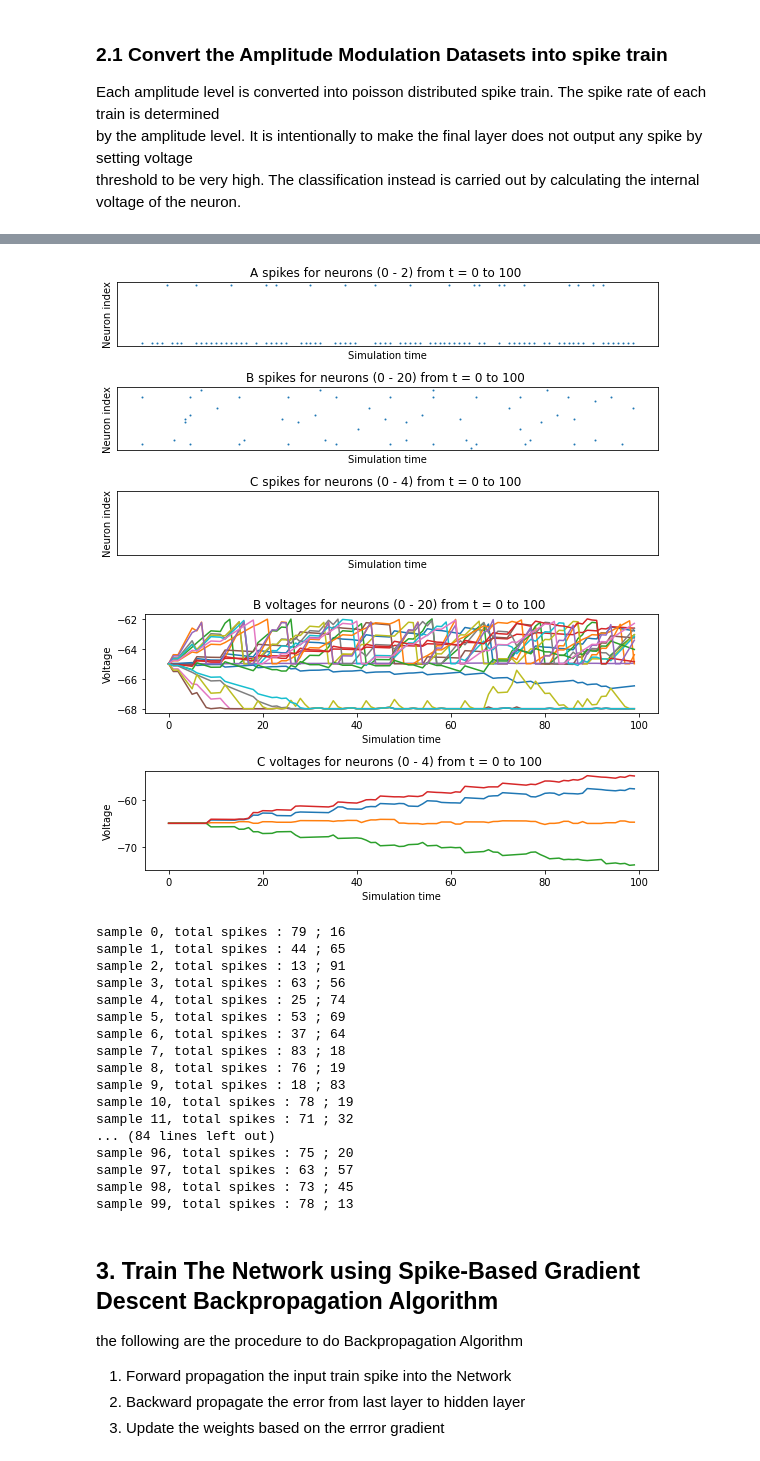
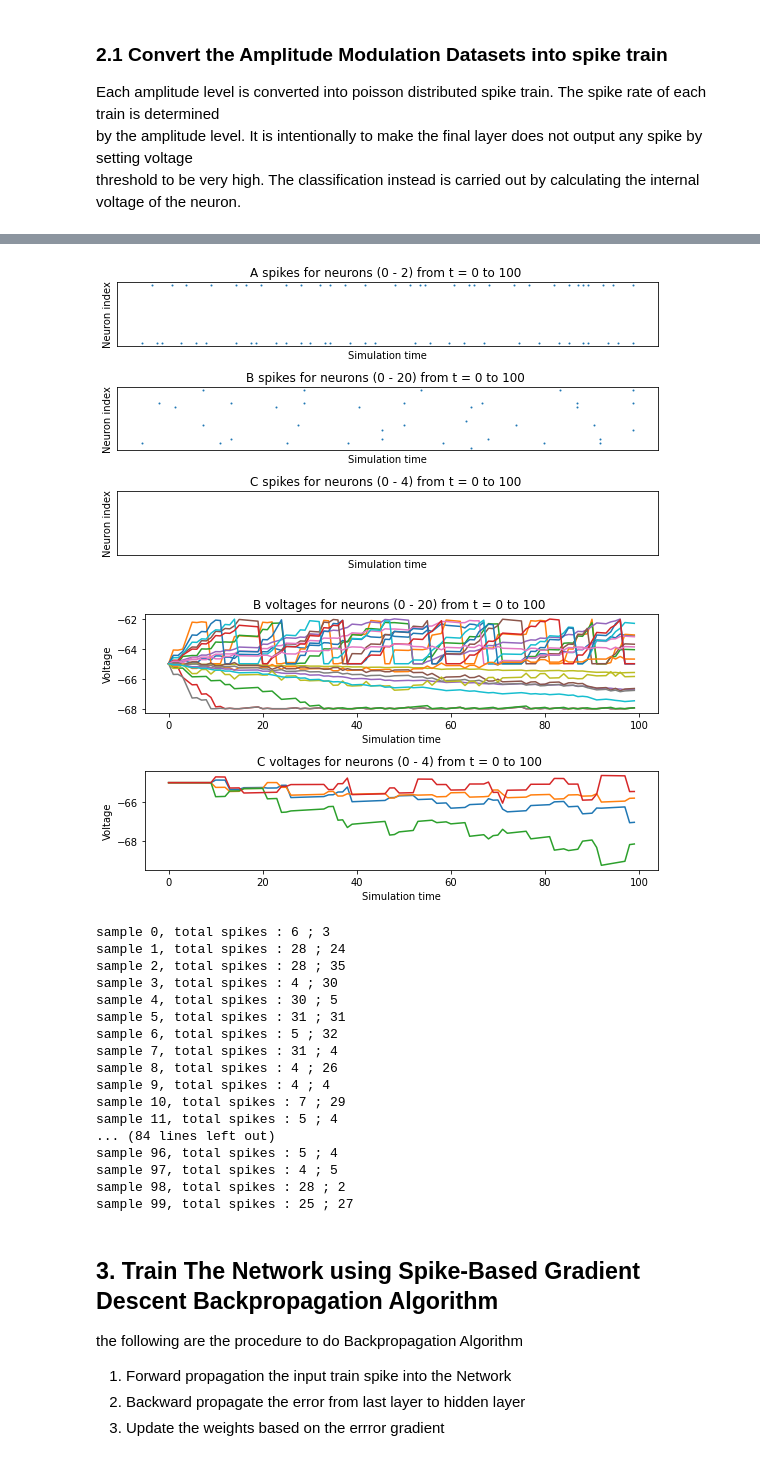
Before and after one commit to aravsi77/spiking_neural_network_thesis, a Jupyter notebook: modulation_class_snn_enabling_sbp.ipynb, the cells around one changed output, grey strips where cells are left out. Saved outputs shown, nothing was run; the diff lists cells and outputs as text; code cells hidden in the pictures.

```diff
--- a/modulation_class_snn_enabling_sbp.ipynb
+++ b/modulation_class_snn_enabling_sbp.ipynb
@@ -182,0 +193,31 @@ plt.show()
+# %%
+# generate 4 level PSK / QPSK modulation scheme
+
+M = 4
+N_samples = 100
+psk = [ np.exp( 1j * 2 * np.pi * m / M + 1j * np.pi / M ) for m in range( M ) ]
+
+SNR_dB = 25 # the SNR Value in dB
+sigma2_n = 1**2 * 10**( - SNR_dB / 10 ) # get the noise variance
+
+c = np.zeros(N_samples) + 1j*np.zeros(N_samples)
+#generate the signal and add the effect of the noise
+s = np.random.randint(M, size= N_samples) #generate N number of symbols
+
+for i,val in enumerate(s):#assign symbol to certain constellation signal
+    c[i] = psk[val]
+
+n = np.random.randn( N_samples ) + 1j * np.random.randn( N_samples ) #complex noise
+z = c + np.sqrt( sigma2_n / 2)*n
+#z = z + (1 + 1j)
+#convert to torch tensor
+s = torch.from_numpy(s)
+z = torch.from_numpy(z)
+#plot
+plt.plot( np.real( z ), np.imag( z ), '.', markersize = 12  )
+plt.xlim( (-2.5, 2.5) )
+plt.ylim( (-2.5, 2.5) )
+plt.xlabel('Re')
+plt.ylabel('Img')
+plt.grid(True)
+plt.show()
@@ -189,14 +232,22 @@ threshold to be very high. The classification instead is carried out by calculat
 network.layers["C"].reset_state_variables() #reset neuron internal voltage
 network.layers["B"].reset_state_variables() #reset neuron internal voltage
 #convert all the amplitude data into the spike rate
+mod_type = "cplx"
+
 max_rate = 170 #maximum rate in Hz
 rate = torch.zeros(z.shape)
 input_data = torch.zeros(N_samples*Time,nodes[0],device=device)
+
+
 for i,val in enumerate(z):
     #print(i,val,y[i])
     if (nodes[0]==1): #check if the input is one
         rate = torch.tensor([val*max_rate]).squeeze()
         input_data[i*Time:(i*Time)+Time,0] = encoding.poisson(datum=rate.int(),time=Time)
+    if (mod_type=="cplx"):
+        rate = torch.tensor([[(np.real(val)+1)*max_rate],[(np.imag(val)+1)*max_rate]]).squeeze()
+        #convert into poisson distributed spike train
+        input_data[i*Time:(i*Time)+Time,:] = encoding.poisson(datum=rate.int(),time=Time)
     else:
         rate = torch.tensor([[val*max_rate],[(2*M-val)*max_rate]]).squeeze() #convert amplitude to spike rate
         #convert into poisson distributed spike train
@@ -237,5 +288,5 @@ elapsed time for one forward propagation 77.9007  ms
-[figure, old version]
+[figure, new version]
-[figure, old version]
+[figure, new version]
 # %%
 #print the number of input spike at each input neuron
 for i in range(N_samples):
@@ -247,23 +298,23 @@ for i in range(N_samples):
     #print(sum(sample_data[:,0]).item())
     #print(sum(sample_data[:,1]).item())
 # %% [output]
-sample 0, total spikes : 79 ; 16
-sample 1, total spikes : 44 ; 65
-sample 2, total spikes : 13 ; 91
-sample 3, total spikes : 63 ; 56
-sample 4, total spikes : 25 ; 74
-sample 5, total spikes : 53 ; 69
-sample 6, total spikes : 37 ; 64
-sample 7, total spikes : 83 ; 18
-sample 8, total spikes : 76 ; 19
-sample 9, total spikes : 18 ; 83
-sample 10, total spikes : 78 ; 19
-sample 11, total spikes : 71 ; 32
+sample 0, total spikes : 6 ; 3
+sample 1, total spikes : 28 ; 24
+sample 2, total spikes : 28 ; 35
+sample 3, total spikes : 4 ; 30
+sample 4, total spikes : 30 ; 5
+sample 5, total spikes : 31 ; 31
+sample 6, total spikes : 5 ; 32
+sample 7, total spikes : 31 ; 4
+sample 8, total spikes : 4 ; 26
+sample 9, total spikes : 4 ; 4
+sample 10, total spikes : 7 ; 29
+sample 11, total spikes : 5 ; 4
 ... (84 lines left out)
-sample 96, total spikes : 75 ; 20
-sample 97, total spikes : 63 ; 57
-sample 98, total spikes : 73 ; 45
-sample 99, total spikes : 78 ; 13
+sample 96, total spikes : 5 ; 4
+sample 97, total spikes : 4 ; 5
+sample 98, total spikes : 28 ; 2
+sample 99, total spikes : 25 ; 27
 # %% [markdown]
 ## 3. Train The Network using Spike-Based Gradient Descent Backpropagation Algorithm
 
```
Also changed, not shown: parts of 16 cells of this notebook.
